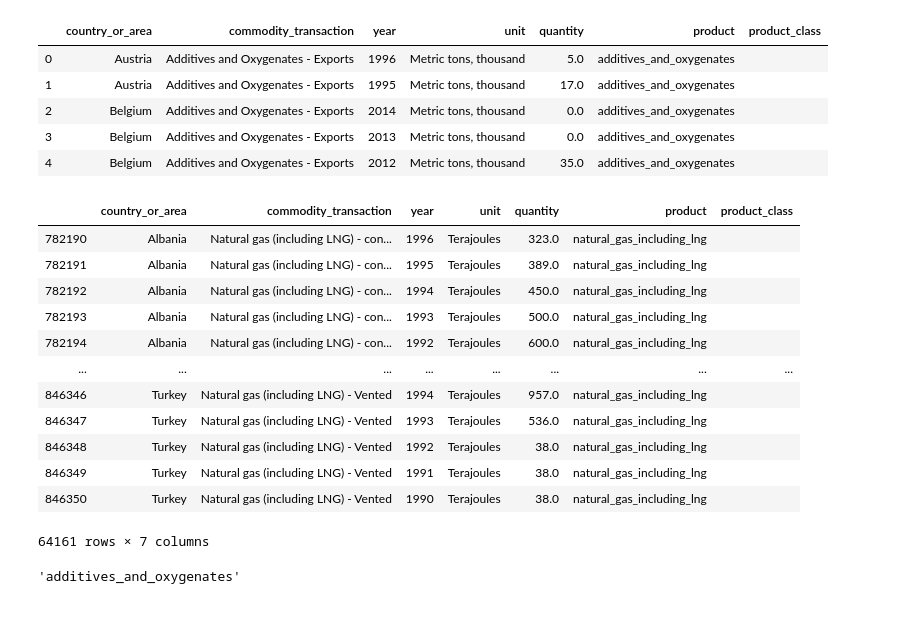
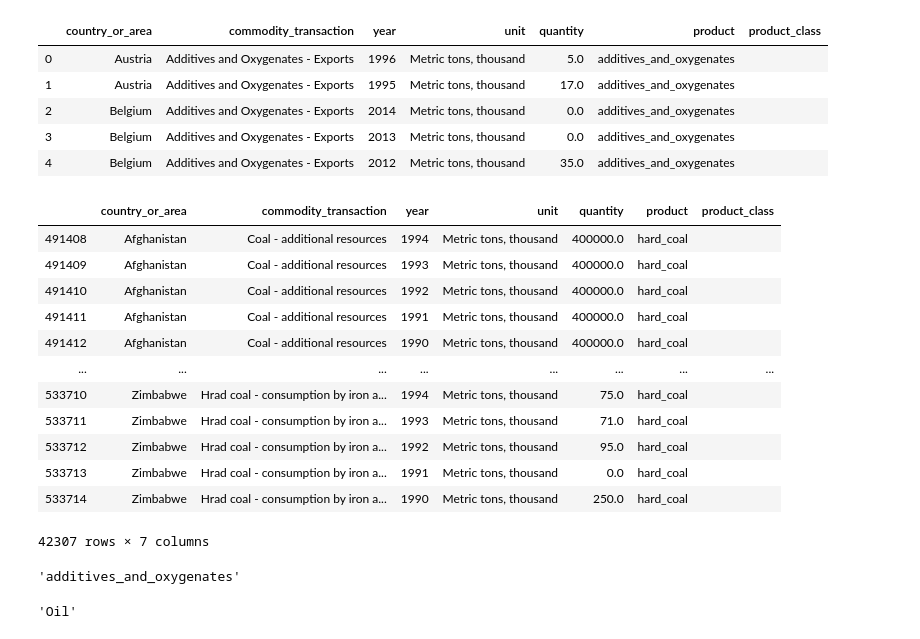
Before and after one commit to philipayazi/International-Energy-Statistics, a Jupyter notebook: International_Energy_Statistics.ipynb, the cells around one changed output. Saved outputs shown, nothing was run; the diff lists cells and outputs as text; code cells hidden in the pictures.

```diff
--- a/International_Energy_Statistics.ipynb
+++ b/International_Energy_Statistics.ipynb
@@ -128,21 +136,21 @@ Oil_Class = ['additives_and_oxygenates', 'paraffin_waxes', 'conventional_crude_o
 #     if product == "paraffin_waxes":
 #         print("Oil Product")
 # %%
-energy_df.loc[energy_df["product"] == "natural_gas_including_lng"]
+energy_df.loc[energy_df["product"] == "hard_coal"]
 # %% [output]
 |  | country_or_area | commodity_transaction | year | unit | quantity | product | product_class |
-| 782190 | Albania | Natural gas (including LNG) - con... | 1996 | Terajoules | 323.0 | natural_gas_including_lng |  |
-| 782191 | Albania | Natural gas (including LNG) - con... | 1995 | Terajoules | 389.0 | natural_gas_including_lng |  |
-| 782192 | Albania | Natural gas (including LNG) - con... | 1994 | Terajoules | 450.0 | natural_gas_including_lng |  |
-| 782193 | Albania | Natural gas (including LNG) - con... | 1993 | Terajoules | 500.0 | natural_gas_including_lng |  |
-| 782194 | Albania | Natural gas (including LNG) - con... | 1992 | Terajoules | 600.0 | natural_gas_including_lng |  |
+| 491408 | Afghanistan | Coal - additional resources | 1994 | Metric tons, thousand | 400000.0 | hard_coal |  |
+| 491409 | Afghanistan | Coal - additional resources | 1993 | Metric tons, thousand | 400000.0 | hard_coal |  |
+| 491410 | Afghanistan | Coal - additional resources | 1992 | Metric tons, thousand | 400000.0 | hard_coal |  |
+| 491411 | Afghanistan | Coal - additional resources | 1991 | Metric tons, thousand | 400000.0 | hard_coal |  |
+| 491412 | Afghanistan | Coal - additional resources | 1990 | Metric tons, thousand | 400000.0 | hard_coal |  |
 | ... | ... | ... | ... | ... | ... | ... | ... |
-| 846346 | Turkey | Natural gas (including LNG) - Vented | 1994 | Terajoules | 957.0 | natural_gas_including_lng |  |
-| 846347 | Turkey | Natural gas (including LNG) - Vented | 1993 | Terajoules | 536.0 | natural_gas_including_lng |  |
-| 846348 | Turkey | Natural gas (including LNG) - Vented | 1992 | Terajoules | 38.0 | natural_gas_including_lng |  |
-| 846349 | Turkey | Natural gas (including LNG) - Vented | 1991 | Terajoules | 38.0 | natural_gas_including_lng |  |
-| 846350 | Turkey | Natural gas (including LNG) - Vented | 1990 | Terajoules | 38.0 | natural_gas_including_lng |  |
+| 533710 | Zimbabwe | Hrad coal - consumption by iron a... | 1994 | Metric tons, thousand | 75.0 | hard_coal |  |
+| 533711 | Zimbabwe | Hrad coal - consumption by iron a... | 1993 | Metric tons, thousand | 71.0 | hard_coal |  |
+| 533712 | Zimbabwe | Hrad coal - consumption by iron a... | 1992 | Metric tons, thousand | 95.0 | hard_coal |  |
+| 533713 | Zimbabwe | Hrad coal - consumption by iron a... | 1991 | Metric tons, thousand | 0.0 | hard_coal |  |
+| 533714 | Zimbabwe | Hrad coal - consumption by iron a... | 1990 | Metric tons, thousand | 250.0 | hard_coal |  |
-64161 rows × 7 columns
+42307 rows × 7 columns
 # %%
 energy_dict = energy_df.to_dict()
 # %%
@@ -156,0 +166,4 @@ for product in energy_dict['product']:
+# %%
+energy_dict['product_class'][0]
+# %% [output]
+'Oil'
```
Also changed, not shown: parts of 4 cells of this notebook.
